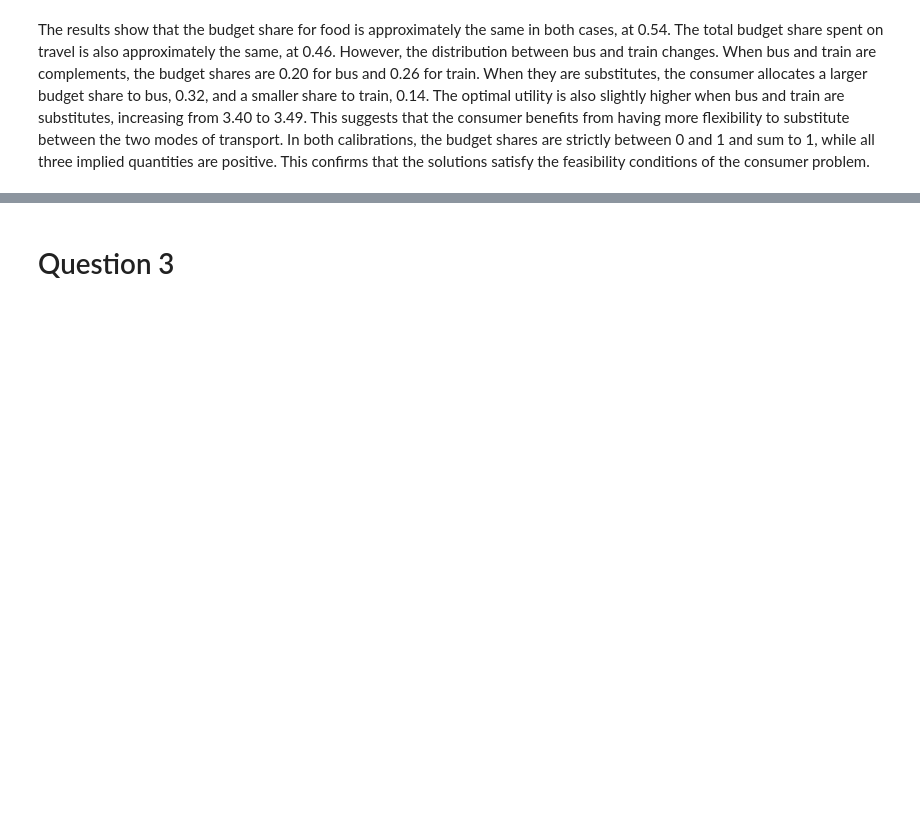
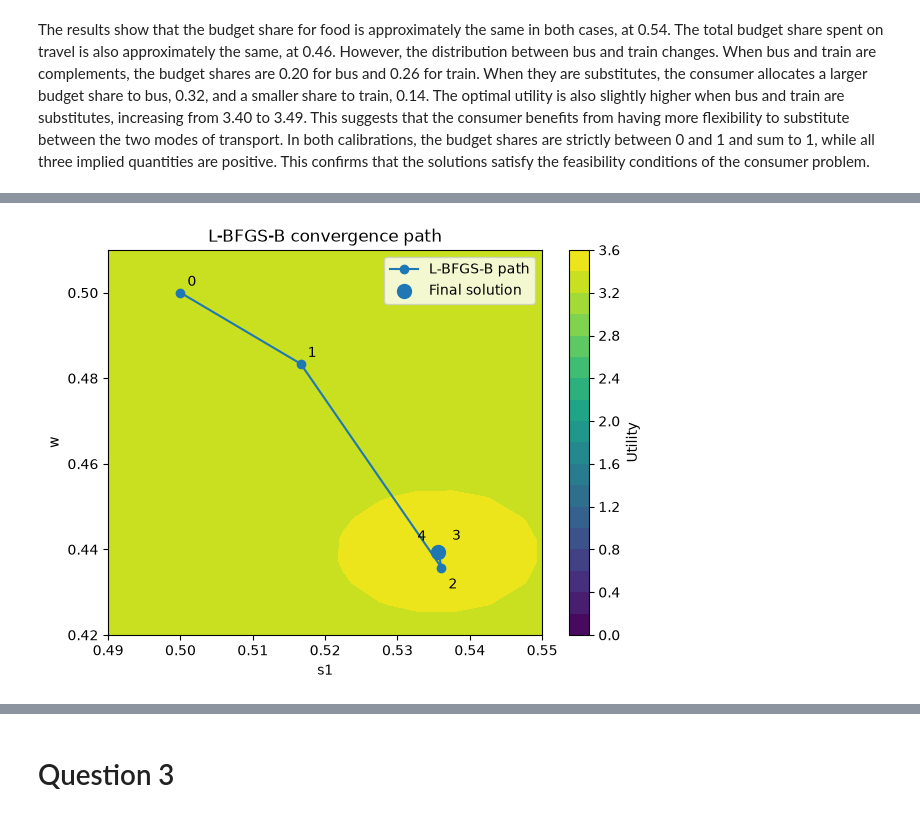
Before and after one commit to NumEconCopenhagen/projects-2025-philippa-ronya, a Jupyter notebook: 02_modelproject/modelproject_eduardo.ipynb, the cells around one changed output, grey strips where cells are left out. Cells and saved outputs as stored; diff of their text form; code cells hidden in the pictures; blank space fills up the shorter version.

```diff
--- a/02_modelproject/modelproject_eduardo.ipynb
+++ b/02_modelproject/modelproject_eduardo.ipynb
@@ -143,0 +415,14 @@ The results show that the budget share for food is approximately the same in bot
+# %%
+import time
+
+# running time for L-BFGS-B
+
+start = time.perf_counter()
+
+opt_lbfgs = model_comp.solve()
+
+end = time.perf_counter()
+
+time_lbfgs = end - start
+
+print("L-BFGS-B running time =", time_lbfgs)
@@ -143,0 +492,57 @@ The results show that the budget share for food is approximately the same in bot
+# %%
+# get the convergence path
+path = opt_lbfgs.path
+
+# create the contour plot
+fig, ax = plt.subplots(figsize=(7,5))
+
+contour = ax.contourf(
+    opt_grid.s1_grid,
+    opt_grid.w_grid,
+    opt_grid.u_grid,
+    levels=20
+)
+
+# plot the convergence path
+ax.plot(
+    path[:,0],
+    path[:,1],
+    marker='o',
+    label='L-BFGS-B path'
+)
+
+# label each iteration
+offsets = [(5,5), (5,5), (5,-15), (10,8), (-15,8)]
+
+for k, (s1, w) in enumerate(path):
+    ax.annotate(
+        str(k),
+        (s1, w),
+        xytext=offsets[k],
+        textcoords='offset points'
+    )
+
+# mark the final solution
+ax.scatter(
+    opt_lbfgs.s1,
+    opt_lbfgs.w,
+    s=100,
+    label='Final solution'
+)
+
+# zoom in around the convergence path
+ax.set_xlim(0.49, 0.55)
+ax.set_ylim(0.42, 0.51)
+
+# labels and title
+ax.set_xlabel('s1')
+ax.set_ylabel('w')
+ax.set_title('L-BFGS-B convergence path')
+ax.legend()
+
+# add colorbar
+fig.colorbar(contour, ax=ax, label='Utility')
+
+plt.show()
+# %% [output]
+[figure, added]
```
Also changed, not shown: parts of 41 cells of this notebook.
